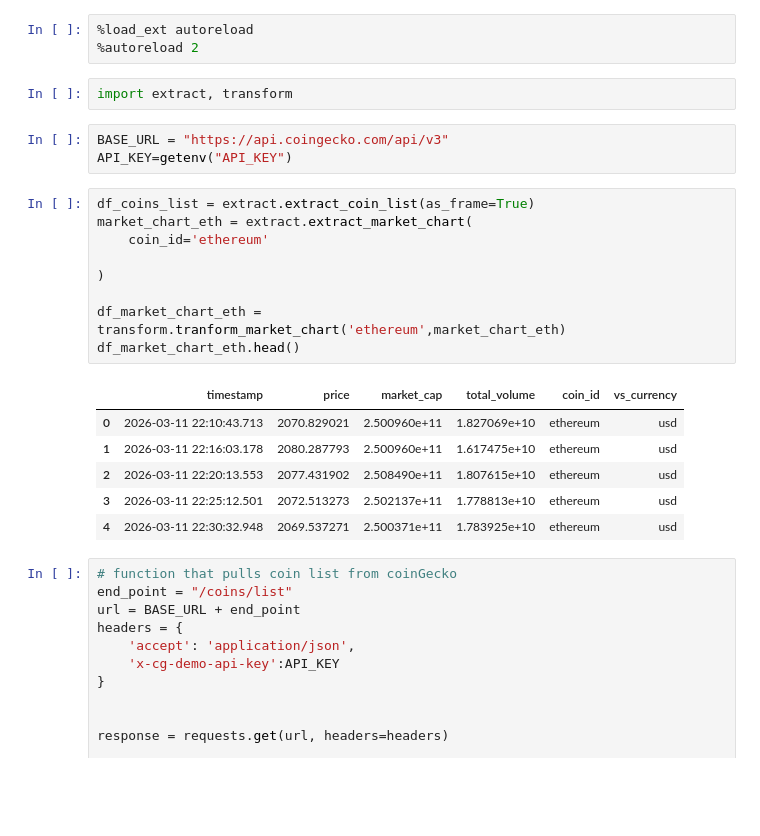
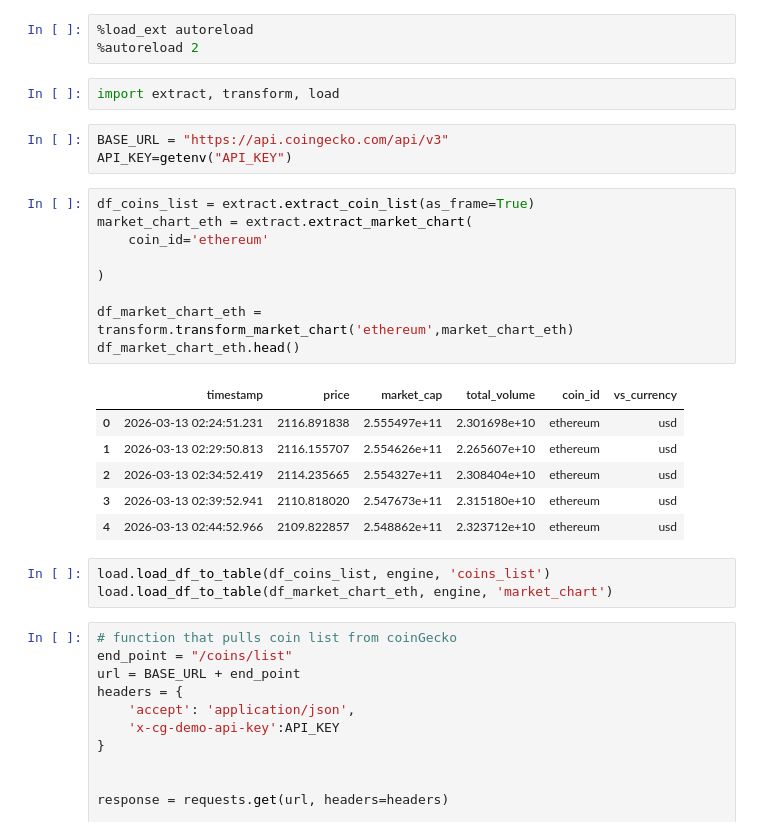
Before and after one commit to jagter4b/crypto-data-pipeline, a Jupyter notebook: src/test.ipynb, the cells around one changed output. Drawn from its saved outputs; the diff is of its cells as text; blank space fills up the shorter version.

```diff
--- a/src/test.ipynb
+++ b/src/test.ipynb
@@ -13,26 +35,29 @@ True
 %load_ext autoreload
 %autoreload 2
 # %%
-import extract, transform
+import extract, transform, load
 # %%
 BASE_URL = "https://api.coingecko.com/api/v3"
 API_KEY=getenv("API_KEY")
 # %%
 df_coins_list = extract.extract_coin_list(as_frame=True)
 market_chart_eth = extract.extract_market_chart(
     coin_id='ethereum'
 
 )
 
-df_market_chart_eth = transform.tranform_market_chart('ethereum',market_chart_eth)
+df_market_chart_eth = transform.transform_market_chart('ethereum',market_chart_eth)
 df_market_chart_eth.head()
 # %% [output]
 |  | timestamp | price | market_cap | total_volume | coin_id | vs_currency |
-| 0 | 2026-03-11 22:10:43.713 | 2070.829021 | 2.500960e+11 | 1.827069e+10 | ethereum | usd |
-| 1 | 2026-03-11 22:16:03.178 | 2080.287793 | 2.500960e+11 | 1.617475e+10 | ethereum | usd |
-| 2 | 2026-03-11 22:20:13.553 | 2077.431902 | 2.508490e+11 | 1.807615e+10 | ethereum | usd |
-| 3 | 2026-03-11 22:25:12.501 | 2072.513273 | 2.502137e+11 | 1.778813e+10 | ethereum | usd |
-| 4 | 2026-03-11 22:30:32.948 | 2069.537271 | 2.500371e+11 | 1.783925e+10 | ethereum | usd |
+| 0 | 2026-03-13 02:24:51.231 | 2116.891838 | 2.555497e+11 | 2.301698e+10 | ethereum | usd |
+| 1 | 2026-03-13 02:29:50.813 | 2116.155707 | 2.554626e+11 | 2.265607e+10 | ethereum | usd |
+| 2 | 2026-03-13 02:34:52.419 | 2114.235665 | 2.554327e+11 | 2.308404e+10 | ethereum | usd |
+| 3 | 2026-03-13 02:39:52.941 | 2110.818020 | 2.547673e+11 | 2.315180e+10 | ethereum | usd |
+| 4 | 2026-03-13 02:44:52.966 | 2109.822857 | 2.548862e+11 | 2.323712e+10 | ethereum | usd |
+# %%
+load.load_df_to_table(df_coins_list, engine, 'coins_list')
+load.load_df_to_table(df_market_chart_eth, engine, 'market_chart')
 # %%
 # function that pulls coin list from coinGecko
 end_point = "/coins/list"
```
Also changed, not shown: parts of 2 cells of this notebook, 2 other files.
